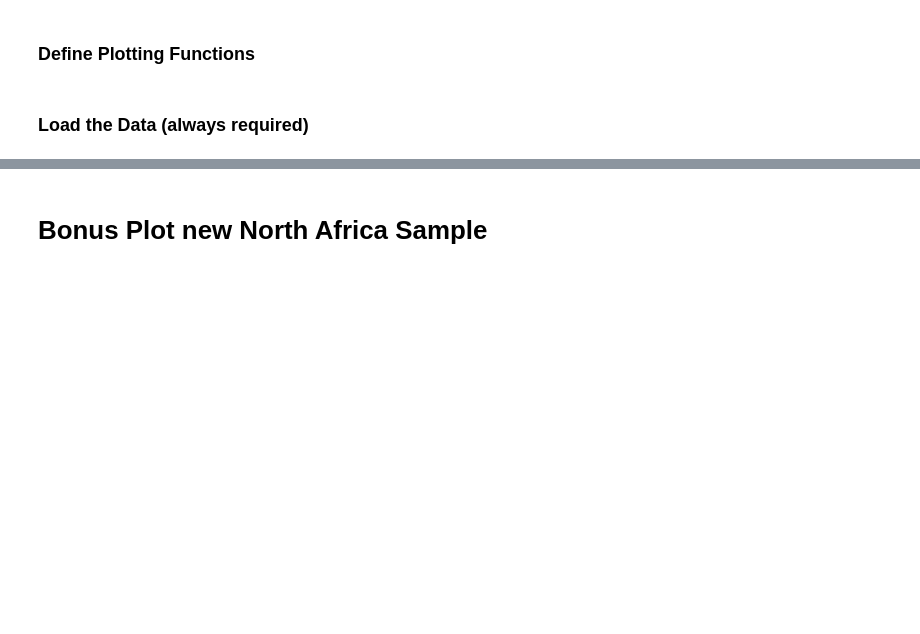
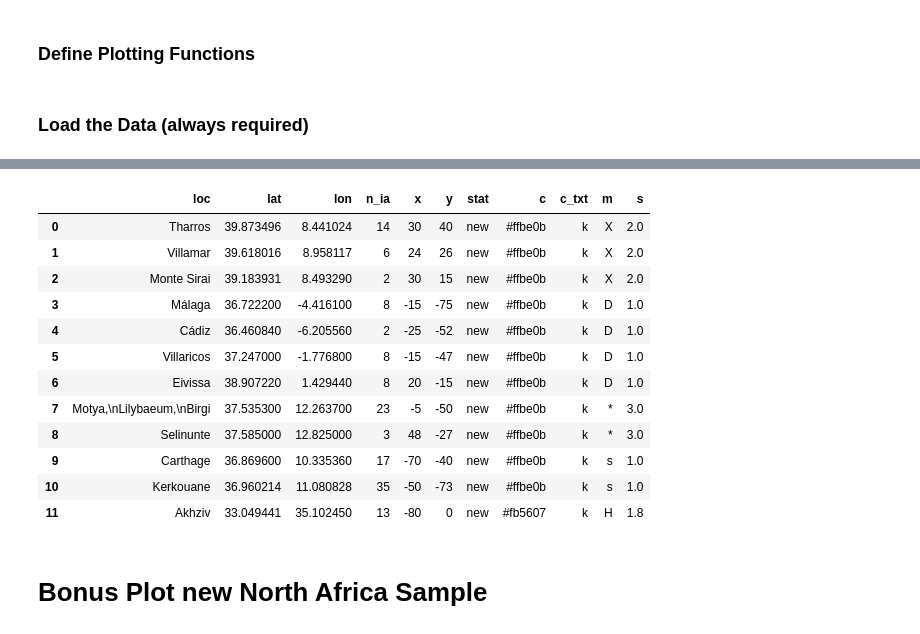
Before and after one commit to hringbauer/punic_aDNA, a Jupyter notebook: notebooks/figs/plot_maps.v54.1.ipynb, the cells around one changed output, grey strips where cells are left out. Cells and saved outputs as stored; diff of their text form; code cells hidden in the pictures; blank space fills up the shorter version.

```diff
--- a/notebooks/figs/plot_maps.v54.1.ipynb
+++ b/notebooks/figs/plot_maps.v54.1.ipynb
@@ -239,3 +224,19 @@ Saved to ./figures/maps/sample_punic.v54.1.unicolor.pdf
+# %%
+df
+# %% [output]
+|  | loc | lat | lon | n_ia | x | y | stat | c | c_txt | m | s |
+| 0 | Tharros | 39.873496 | 8.441024 | 14 | 30 | 40 | new | #ffbe0b | k | X | 2.0 |
+| 1 | Villamar | 39.618016 | 8.958117 | 6 | 24 | 26 | new | #ffbe0b | k | X | 2.0 |
+| 2 | Monte Sirai | 39.183931 | 8.493290 | 2 | 30 | 15 | new | #ffbe0b | k | X | 2.0 |
+| 3 | Málaga | 36.722200 | -4.416100 | 8 | -15 | -75 | new | #ffbe0b | k | D | 1.0 |
+| 4 | Cádiz | 36.460840 | -6.205560 | 2 | -25 | -52 | new | #ffbe0b | k | D | 1.0 |
+| 5 | Villaricos | 37.247000 | -1.776800 | 8 | -15 | -47 | new | #ffbe0b | k | D | 1.0 |
+| 6 | Eivissa | 38.907220 | 1.429440 | 8 | 20 | -15 | new | #ffbe0b | k | D | 1.0 |
+| 7 | Motya,\nLilybaeum,\nBirgi | 37.535300 | 12.263700 | 23 | -5 | -50 | new | #ffbe0b | k | * | 3.0 |
+| 8 | Selinunte | 37.585000 | 12.825000 | 3 | 48 | -27 | new | #ffbe0b | k | * | 3.0 |
+| 9 | Carthage | 36.869600 | 10.335360 | 17 | -70 | -40 | new | #ffbe0b | k | s | 1.0 |
+| 10 | Kerkouane | 36.960214 | 11.080828 | 35 | -50 | -73 | new | #ffbe0b | k | s | 1.0 |
+| 11 | Akhziv | 33.049441 | 35.102450 | 13 | -80 | 0 | new | #fb5607 | k | H | 1.8 |
 # %% [markdown]
 # Bonus Plot new North Africa Sample
 # %%
```
Also changed, not shown: parts of 15 cells of this notebook, 9 other files.
